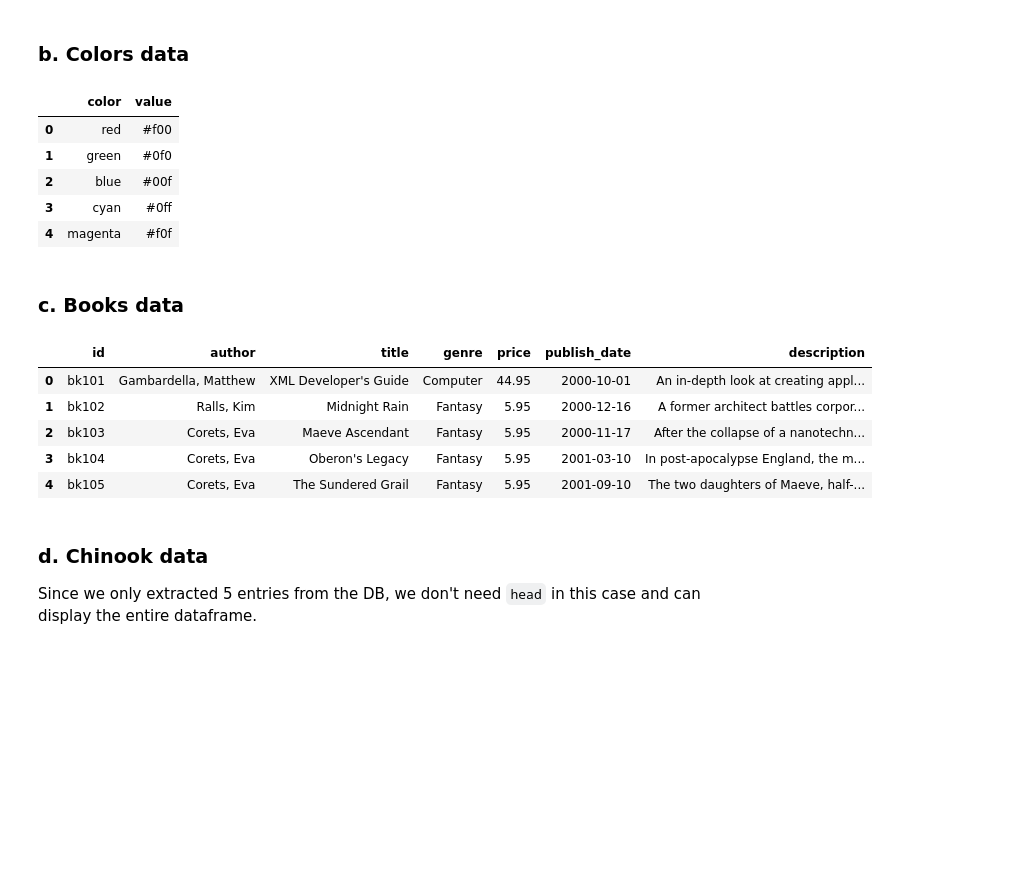
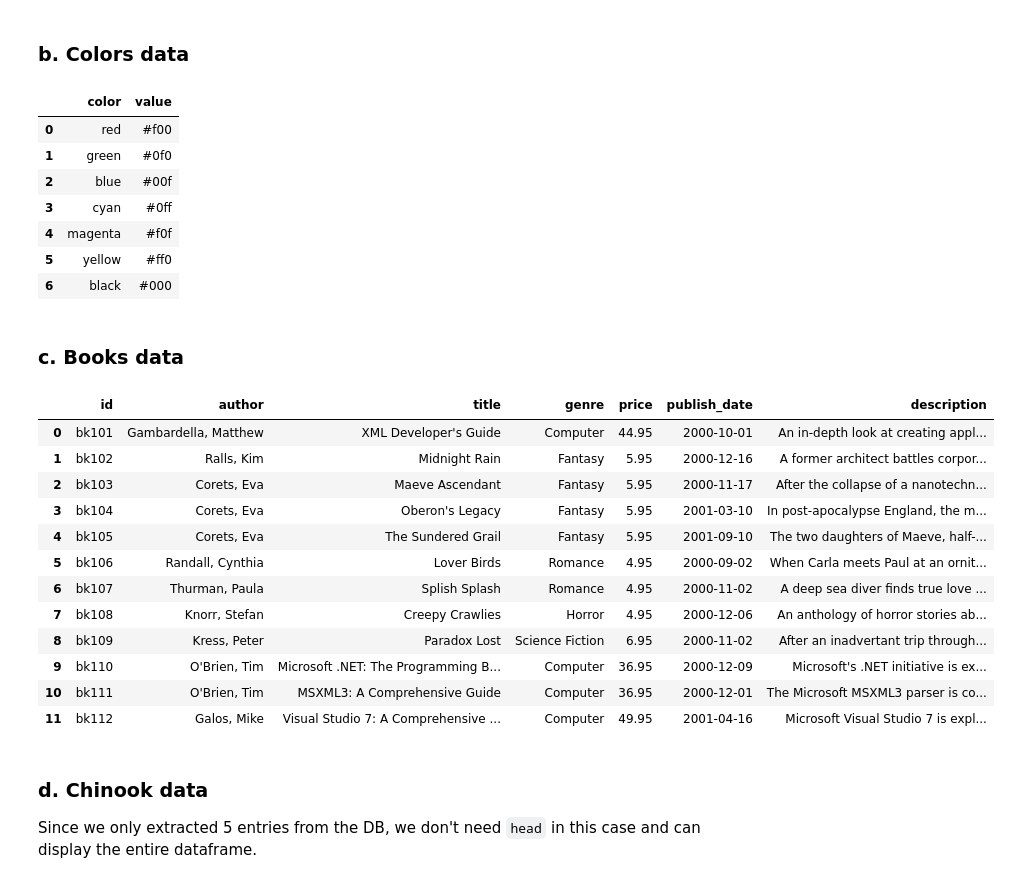
Before and after one commit to Pipe-Runner/ntnu-dpnv-assignment-1, a Jupyter notebook: notebooks/notebook_1.ipynb, the cells around one changed output. Saved outputs shown, nothing was run; the diff lists cells and outputs as text; code cells hidden in the pictures; blank space fills up the shorter version.

```diff
--- a/notebooks/notebook_1.ipynb
+++ b/notebooks/notebook_1.ipynb
@@ -67,7 +79,7 @@ data_real_estate.head(5)
 # %% [markdown]
 ### b. Colors data
 # %%
-data_colors.head(5)
+data_colors
 # %% [output]
 |  | color | value |
 | 0 | red | #f00 |
@@ -75,17 +87,26 @@ data_colors.head(5)
 | 2 | blue | #00f |
 | 3 | cyan | #0ff |
 | 4 | magenta | #f0f |
+| 5 | yellow | #ff0 |
+| 6 | black | #000 |
 # %% [markdown]
 ### c. Books data
 # %%
-data_books.head(5)
+data_books
 # %% [output]
 |  | id | author | title | genre | price | publish_date | description |
 | 0 | bk101 | Gambardella, Matthew | XML Developer's Guide | Computer | 44.95 | 2000-10-01 | An in-depth look at creating appl... |
 | 1 | bk102 | Ralls, Kim | Midnight Rain | Fantasy | 5.95 | 2000-12-16 | A former architect battles corpor... |
 | 2 | bk103 | Corets, Eva | Maeve Ascendant | Fantasy | 5.95 | 2000-11-17 | After the collapse of a nanotechn... |
 | 3 | bk104 | Corets, Eva | Oberon's Legacy | Fantasy | 5.95 | 2001-03-10 | In post-apocalypse England, the m... |
 | 4 | bk105 | Corets, Eva | The Sundered Grail | Fantasy | 5.95 | 2001-09-10 | The two daughters of Maeve, half-... |
+| 5 | bk106 | Randall, Cynthia | Lover Birds | Romance | 4.95 | 2000-09-02 | When Carla meets Paul at an ornit... |
+| 6 | bk107 | Thurman, Paula | Splish Splash | Romance | 4.95 | 2000-11-02 | A deep sea diver finds true love ... |
+| 7 | bk108 | Knorr, Stefan | Creepy Crawlies | Horror | 4.95 | 2000-12-06 | An anthology of horror stories ab... |
+| 8 | bk109 | Kress, Peter | Paradox Lost | Science Fiction | 6.95 | 2000-11-02 | After an inadvertant trip through... |
+| 9 | bk110 | O'Brien, Tim | Microsoft .NET: The Programming B... | Computer | 36.95 | 2000-12-09 | Microsoft's .NET initiative is ex... |
+| 10 | bk111 | O'Brien, Tim | MSXML3: A Comprehensive Guide | Computer | 36.95 | 2000-12-01 | The Microsoft MSXML3 parser is co... |
+| 11 | bk112 | Galos, Mike | Visual Studio 7: A Comprehensive ... | Computer | 49.95 | 2001-04-16 | Microsoft Visual Studio 7 is expl... |
 # %% [markdown]
 ### d. Chinook data
 Since we only extracted 5 entries from the DB, we don't need `head` in this case and can display the entire dataframe.
```
Also changed, not shown: parts of 30 cells of this notebook, 2 other files.
